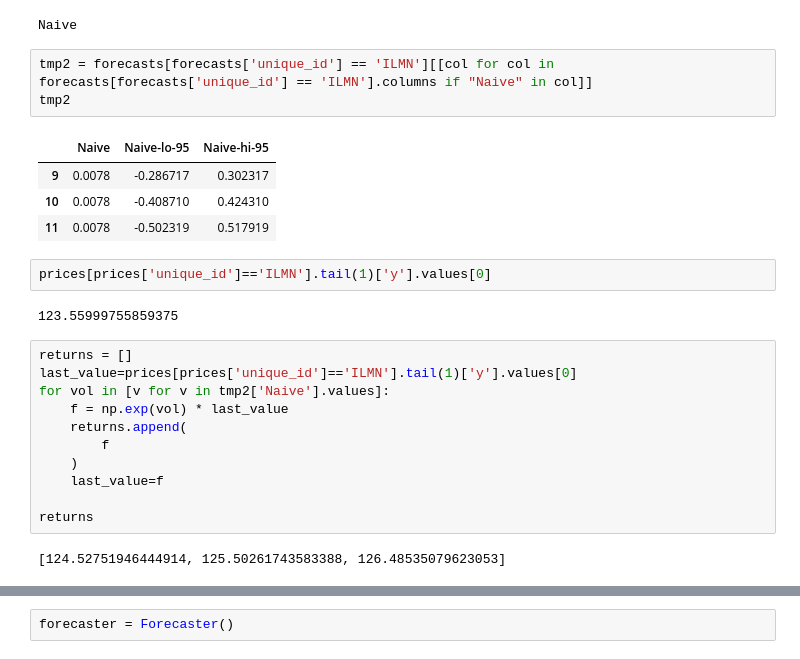
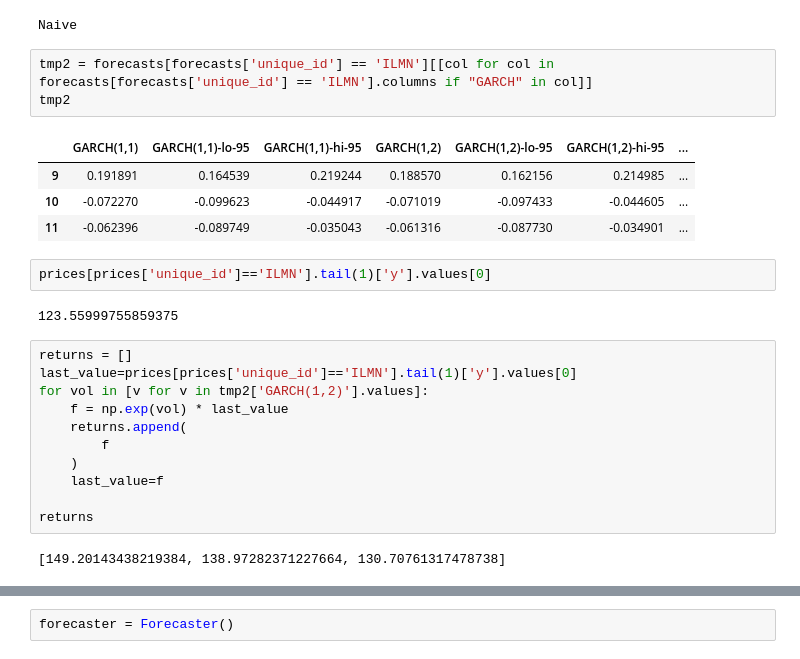
Before and after one commit to tituslhy/TheMarginCall, a Jupyter notebook: notebooks/tsa.ipynb, the cells around one changed output, grey strips where cells are left out. Drawn from its saved outputs; the diff is of its cells as text.

```diff
--- a/notebooks/tsa.ipynb
+++ b/notebooks/tsa.ipynb
@@ -214,13 +214,13 @@ tmp[tmp.unique_id=='ILMN']['best_model'].values[0]
 # %% [output]
 Naive
 # %%
-tmp2 = forecasts[forecasts['unique_id'] == 'ILMN'][[col for col in forecasts[forecasts['unique_id'] == 'ILMN'].columns if "Naive" in col]]
+tmp2 = forecasts[forecasts['unique_id'] == 'ILMN'][[col for col in forecasts[forecasts['unique_id'] == 'ILMN'].columns if "GARCH" in col]]
 tmp2
 # %% [output]
-|  | Naive | Naive-lo-95 | Naive-hi-95 |
-| 9 | 0.0078 | -0.286717 | 0.302317 |
-| 10 | 0.0078 | -0.408710 | 0.424310 |
-| 11 | 0.0078 | -0.502319 | 0.517919 |
+|  | GARCH(1,1) | GARCH(1,1)-lo-95 | GARCH(1,1)-hi-95 | GARCH(1,2) | GARCH(1,2)-lo-95 | GARCH(1,2)-hi-95 | ... |
+| 9 | 0.191891 | 0.164539 | 0.219244 | 0.188570 | 0.162156 | 0.214985 | ... |
+| 10 | -0.072270 | -0.099623 | -0.044917 | -0.071019 | -0.097433 | -0.044605 | ... |
+| 11 | -0.062396 | -0.089749 | -0.035043 | -0.061316 | -0.087730 | -0.034901 | ... |
 # %%
 prices[prices['unique_id']=='ILMN'].tail(1)['y'].values[0]
 # %% [output]
@@ -228,7 +228,7 @@ prices[prices['unique_id']=='ILMN'].tail(1)['y'].values[0]
 # %%
 returns = []
 last_value=prices[prices['unique_id']=='ILMN'].tail(1)['y'].values[0]
-for vol in [v for v in tmp2['Naive'].values]:
+for vol in [v for v in tmp2['GARCH(1,2)'].values]:
     f = np.exp(vol) * last_value
     returns.append(
         f
@@ -237,7 +237,7 @@ for vol in [v for v in tmp2['Naive'].values]:
 
 returns
 # %% [output]
-[124.52751946444914, 125.50261743583388, 126.48535079623053]
+[149.20143438219384, 138.97282371227664, 130.70761317478738]
 # %%
 from typing import List, Optional, Dict
 from datetime import datetime
```
Also changed, not shown: parts of 9 cells of this notebook.
